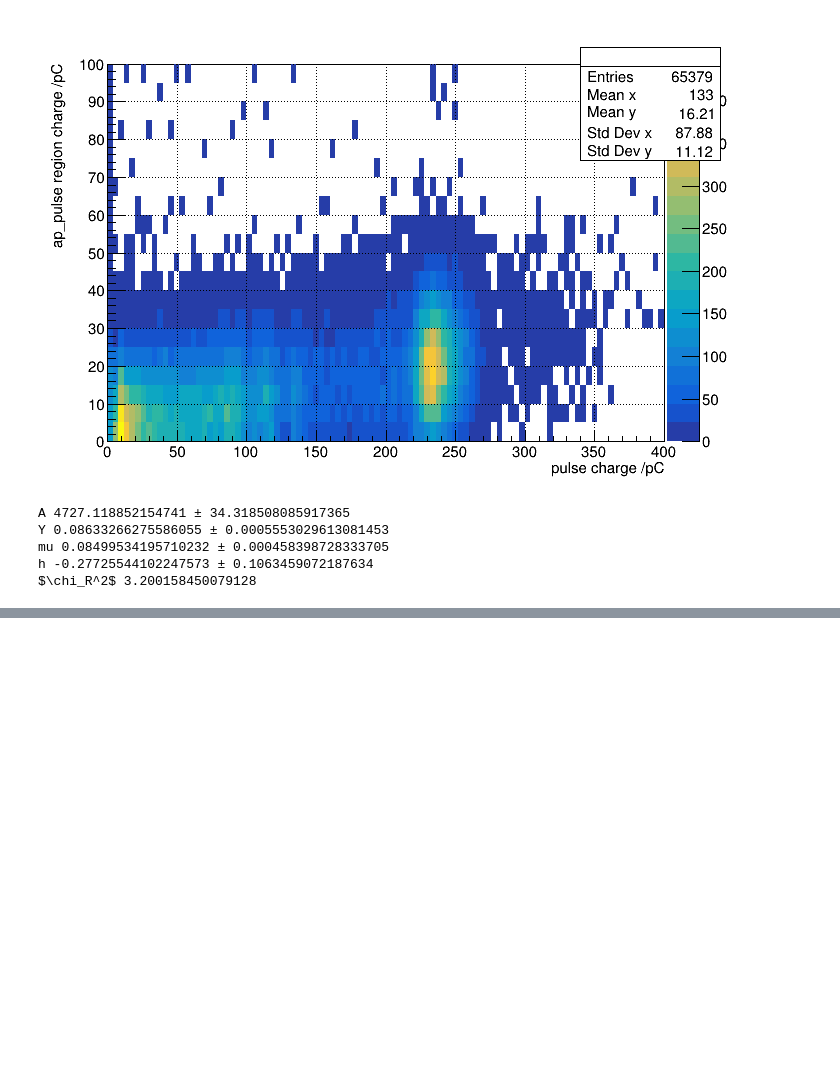
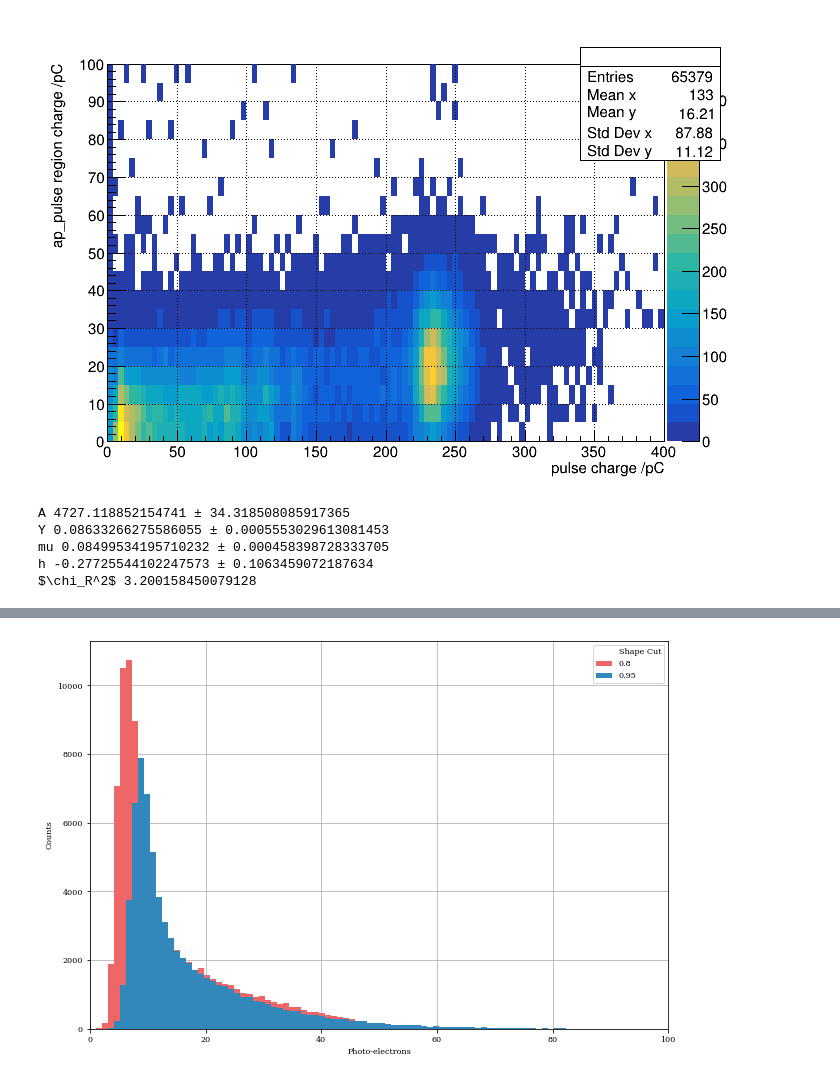
Before and after one commit to SuperNEMO-DBD/PMT-ShapeAnalysis, a Jupyter notebook: pmt_he_study/pulse_fitter.ipynb, the cells around one changed output, grey strips where cells are left out. Drawn from its saved outputs; the diff is of its cells as text; code cells hidden in the pictures; blank space fills up the shorter version.

```diff
--- a/pmt_he_study/pulse_fitter.ipynb
+++ b/pmt_he_study/pulse_fitter.ipynb
@@ -701,0 +886,5 @@ print((tau + tau + t0)*1e6)
+# %%
+rootfile = ROOT.TFile("/Users/williamquinn/Desktop/200402_A1400_B1400_t1347.root")
+tree = rootfile.T
+
+tree.Print()
@@ -701,0 +970,51 @@ print((tau + tau + t0)*1e6)
+# %%
+plt.figure(figsize=(9,6), facecolor='white')
+
+freq, bin_edges = np.histogram(-1*np.array(ap_charges[0])*1e-12/(e*299489), 100, range=(0, 5*1e-12/(e*3e5)))
+width = bin_edges[-1] - bin_edges[-2]
+bin_centres = bin_edges[:-1] + width / 2
+'''can = ROOT.TCanvas()
+can.cd()
+hist = ROOT.TH1D("", "", 100, 0, 5*1e-12/(e*3e5))
+for i in range(len(freq)):
+    hist.SetBinContent(i+1, freq[i])
+fit = ROOT.TF1("fit", "[0]*TMath::Landau(x, [1], [2]) + [3]*TMath::Landau(x, [4], [5])", 0, 5*1e-12/(e*3e5) )
+fit.SetParameters(1000, 10, 10)
+hist.Fit("fit", "", "",  0, 5*1e-12/(e*3e5))
+hist.Draw("HIST")
+fit.Draw("SAME")
+can.Draw()'''
+plt.bar(bin_centres, freq, width=width, alpha=1, label='0.8')
+
+f'''req, bin_edges = np.histogram(-1*np.array(ap_charges_0[0])*1e-12/(e*3e5), 100, range=(0, 5*1e-12/(e*3e5)))
+width = bin_edges[-1] - bin_edges[-2]
+bin_centres = bin_edges[:-1] + width / 2
+plt.bar(bin_centres, freq, width=width, alpha=1, label='0.85')
+
+freq, bin_edges = np.histogram(-1*np.array(ap_charges_1[0])*1e-12/(e*3e5), 100, range=(0, 5*1e-12/(e*3e5)))
+width = bin_edges[-1] - bin_edges[-2]
+bin_centres = bin_edges[:-1] + width / 2
+plt.bar(bin_centres, freq, width=width, alpha=1, label='0.9')
+
+freq, bin_edges = np.histogram(-1*np.array(ap_charges_2[0])*1e-12/(e*3e5), 100, range=(0, 5*1e-12/(e*3e5)))
+width = bin_edges[-1] - bin_edges[-2]
+bin_centres = bin_edges[:-1] + width / 2
+plt.bar(bin_centres, freq, width=width, alpha=1, label='0.95')'''
+
+freq, bin_edges = np.histogram(-1*np.array(ap_charges[1])*1e-12/(e*3e5), 100, range=(0, 5*1e-12/(e*3e5)))
+width = bin_edges[-1] - bin_edges[-2]
+bin_centres = bin_edges[:-1] + width / 2
+plt.bar(bin_centres, freq, width=width, alpha=1, label='0.95')
+
+plt.xlabel("Photo-electrons")
+plt.ylabel("Counts")
+plt.xlim(0,100)
+
+handles, labels = plt.gca().get_legend_handles_labels()
+patch = patches.Patch(color='white', label='Shape Cut')
+handles.insert(0, patch)
+plt.legend(handles=handles, loc='best')
+plt.tight_layout()
+# plt.savefig("/Users/williamquinn/Desktop/ap_charge_shape_cut_comp.pdf")
+# %% [output]
+[figure, added]
```
Also changed, not shown: parts of 15 cells of this notebook, 9 other files.
